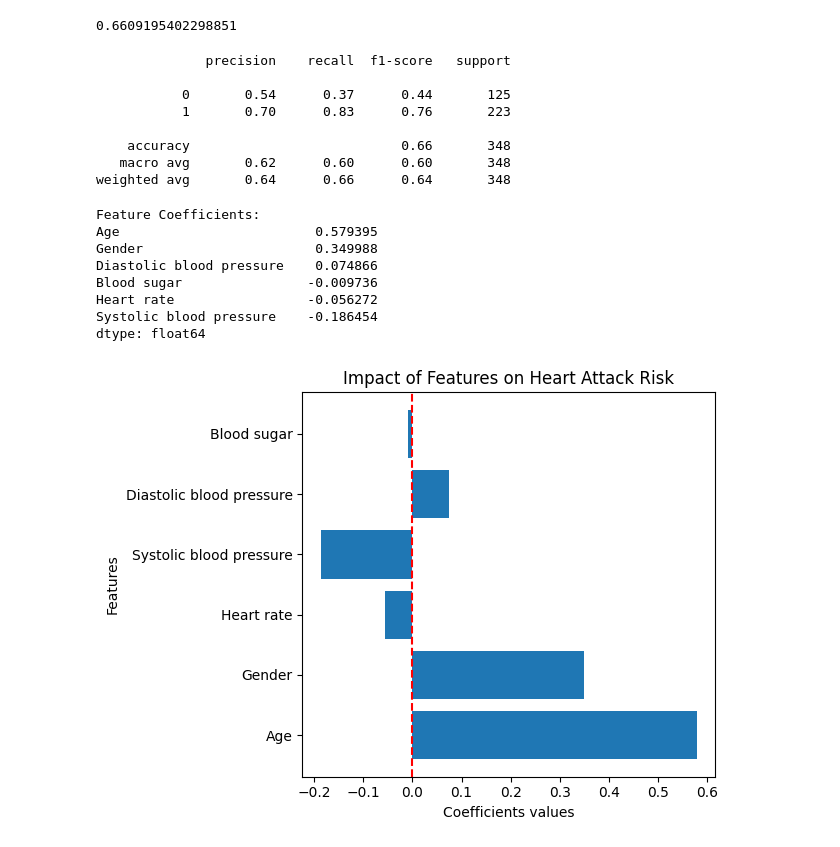
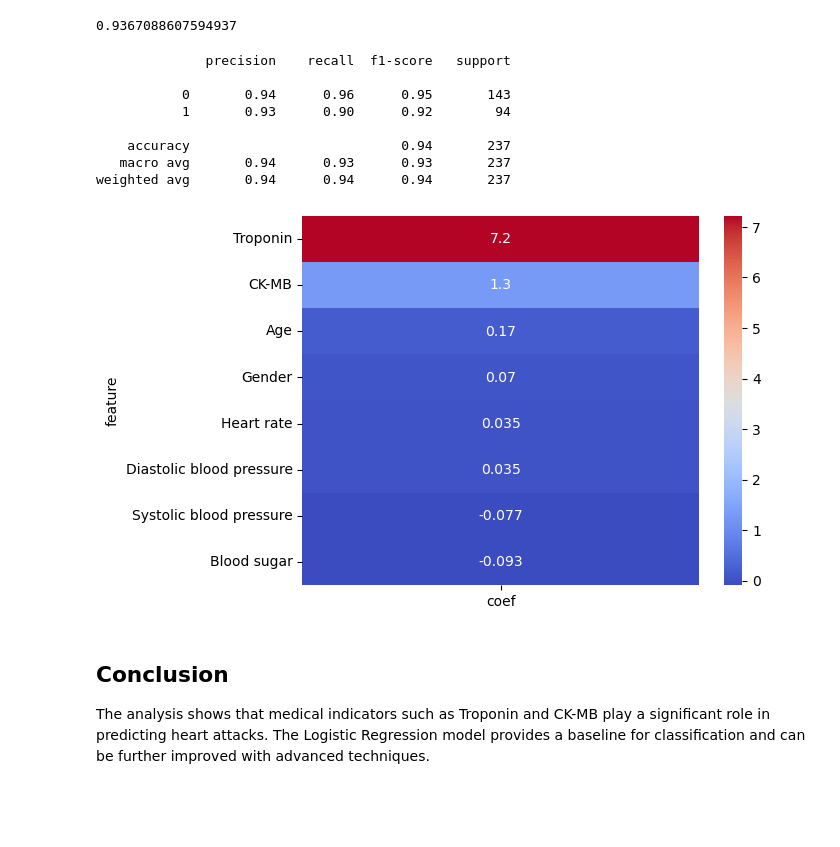
Before and after one commit to taechitpt/My_Portfolio, a Jupyter notebook: Risk Factors Contributing to Heart Attack.ipynb, the cells around one changed output. Drawn from its saved outputs; the diff is of its cells as text; code cells hidden in the pictures; blank space fills up the shorter version.

```diff
--- a/Risk Factors Contributing to Heart Attack.ipynb
+++ b/Risk Factors Contributing to Heart Attack.ipynb
@@ -25,0 +69,2 @@ X = df[['Age','Gender','Heart rate','Systolic blood pressure','Diastolic blood p
+# %%
+X = df[['Age','Gender','Heart rate','Systolic blood pressure','Diastolic blood pressure','Blood sugar','CK-MB','Troponin']]
@@ -52,0 +95,5 @@ df_cleaned
+# %%
+df_cleaned = df[~mask]
+X = df_cleaned[['Age','Gender','Heart rate','Systolic blood pressure','Diastolic blood pressure','Blood sugar','CK-MB','Troponin']]
+y = df_cleaned['Result']
+df_cleaned
@@ -63,38 +130,32 @@ y_pred = model.predict(X_test)
 # %%
 print (accuracy_score(y_test,y_pred))
 # %% [output]
-0.6609195402298851
+0.9367088607594937
 # %%
 print (classification_report(y_test,y_pred))
 # %% [output]
               precision    recall  f1-score   support
 
-           0       0.54      0.37      0.44       125
-           1       0.70      0.83      0.76       223
+           0       0.94      0.96      0.95       143
+           1       0.93      0.90      0.92        94
 
-    accuracy                           0.66       348
-   macro avg       0.62      0.60      0.60       348
-weighted avg       0.64      0.66      0.64       348
+    accuracy                           0.94       237
+   macro avg       0.94      0.93      0.93       237
+weighted avg       0.94      0.94      0.94       237
 # %%
-coefficients = pd.Series(model.coef_[0], index=features)
-print("Feature Coefficients:")
-print(coefficients.sort_values(ascending = False))
+coef = model.coef_[0]
+
+feature_importance = pd.DataFrame({
+    'feature': X.columns,
+    'coef': coef
+})
+
+feature_importance = feature_importance.sort_values(by='coef', ascending=False)
+
+sns.heatmap(feature_importance.set_index('feature'), annot=True, cmap='coolwarm')
+plt.show()
 # %% [output]
-Feature Coefficients:
-Age                         0.579395
-Gender                      0.349988
-Diastolic blood pressure    0.074866
-Blood sugar                -0.009736
-Heart rate                 -0.056272
-Systolic blood pressure    -0.186454
-dtype: float64
+[figure, added]
-# %%
-plt.barh(features,coefficients)
-plt.title("Impact of Features on Heart Attack Risk")
-plt.xlabel('Coefficients values')
-plt.ylabel('Features')
-plt.axvline(x=0, color='r',linestyle='--')
-plt.tight_layout()
-plt.show()
-# %% [output]
-[figure, removed]
+# %% [markdown]
+## Conclusion
+The analysis shows that medical indicators such as Troponin and CK-MB play a significant role in predicting heart attacks. The Logistic Regression model provides a baseline for classification and can be further improved with advanced techniques.
```
Also changed, not shown: parts of 15 cells of this notebook.
